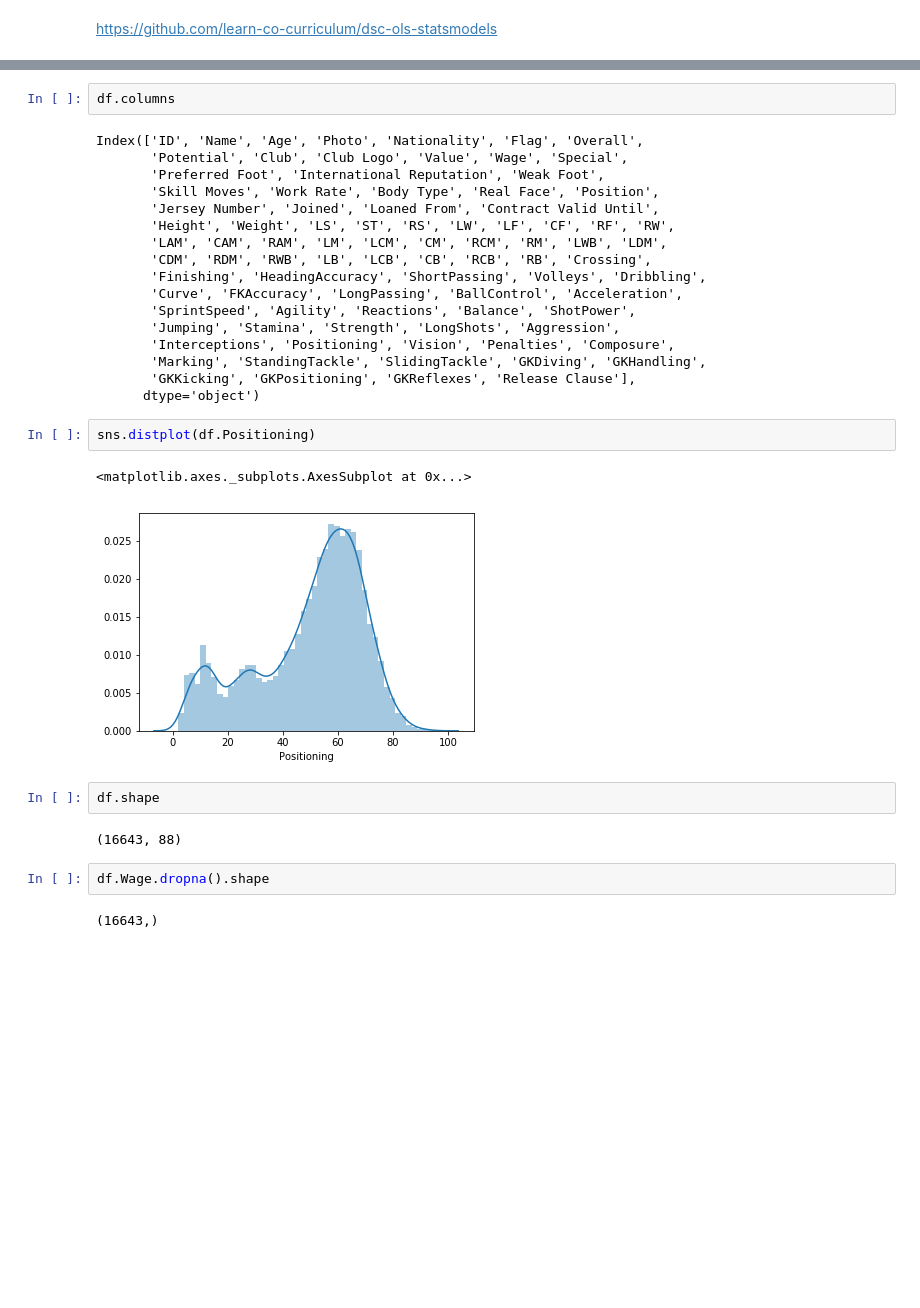
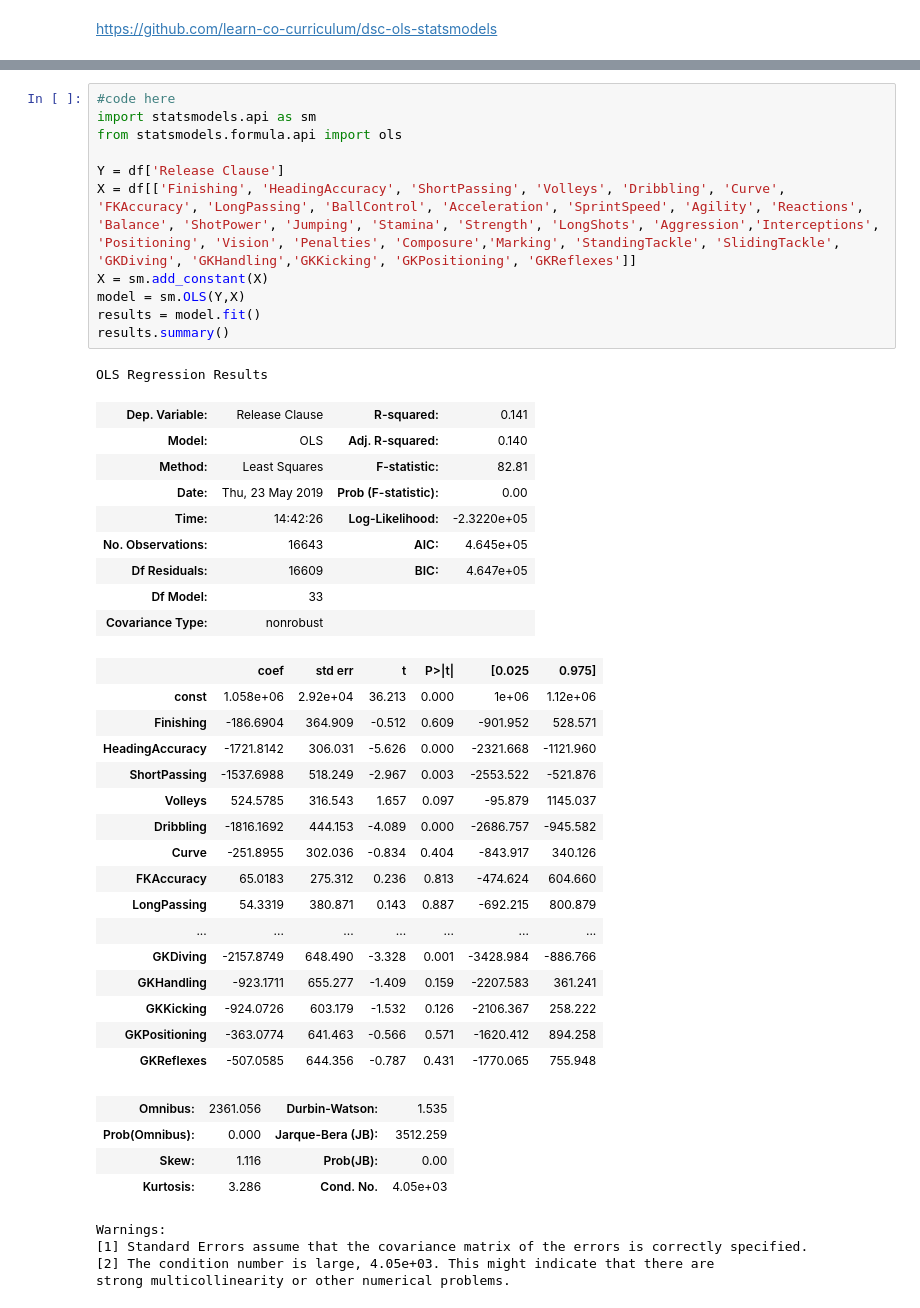
Before and after one commit to learn-co-students/module-1-code-challenge-round-1-seattle-ds-career-051319-dsc-module-1-assessment-1562691756, a Jupyter notebook: Sections 2 & 3.ipynb, the cells around one changed output, grey strips where cells are left out. Saved outputs shown, nothing was run; the diff lists cells and outputs as text; blank space fills up the shorter version.

```diff
--- a/Sections 2 & 3.ipynb
+++ b/Sections 2 & 3.ipynb
@@ -198,32 +211,46 @@ from statsmodels.formula.api import ols
-# %%
-df.columns
-# %% [output]
-Index(['ID', 'Name', 'Age', 'Photo', 'Nationality', 'Flag', 'Overall',
-       'Potential', 'Club', 'Club Logo', 'Value', 'Wage', 'Special',
-       'Preferred Foot', 'International Reputation', 'Weak Foot',
-       'Skill Moves', 'Work Rate', 'Body Type', 'Real Face', 'Position',
-       'Jersey Number', 'Joined', 'Loaned From', 'Contract Valid Until',
-       'Height', 'Weight', 'LS', 'ST', 'RS', 'LW', 'LF', 'CF', 'RF', 'RW',
-       'LAM', 'CAM', 'RAM', 'LM', 'LCM', 'CM', 'RCM', 'RM', 'LWB', 'LDM',
-       'CDM', 'RDM', 'RWB', 'LB', 'LCB', 'CB', 'RCB', 'RB', 'Crossing',
-       'Finishing', 'HeadingAccuracy', 'ShortPassing', 'Volleys', 'Dribbling',
-       'Curve', 'FKAccuracy', 'LongPassing', 'BallControl', 'Acceleration',
-       'SprintSpeed', 'Agility', 'Reactions', 'Balance', 'ShotPower',
-       'Jumping', 'Stamina', 'Strength', 'LongShots', 'Aggression',
-       'Interceptions', 'Positioning', 'Vision', 'Penalties', 'Composure',
-       'Marking', 'StandingTackle', 'SlidingTackle', 'GKDiving', 'GKHandling',
-       'GKKicking', 'GKPositioning', 'GKReflexes', 'Release Clause'],
-      dtype='object')
-# %%
-sns.distplot(df.Positioning)
-# %% [output]
-<matplotlib.axes._subplots.AxesSubplot at 0x...>
-[figure, removed]
-# %%
-df.shape
-# %% [output]
-(16643, 88)
-# %%
-df.Wage.dropna().shape
-# %% [output]
-(16643,)
+# %%
+#code here
+import statsmodels.api as sm
+from statsmodels.formula.api import ols
+
+Y = df['Release Clause']
+X = df[['Finishing', 'HeadingAccuracy', 'ShortPassing', 'Volleys', 'Dribbling', 'Curve', 'FKAccuracy', 'LongPassing', 'BallControl', 'Acceleration', 'SprintSpeed', 'Agility', 'Reactions', 'Balance', 'ShotPower', 'Jumping', 'Stamina', 'Strength', 'LongShots', 'Aggression','Interceptions', 'Positioning', 'Vision', 'Penalties', 'Composure','Marking', 'StandingTackle', 'SlidingTackle', 'GKDiving', 'GKHandling','GKKicking', 'GKPositioning', 'GKReflexes']]
+X = sm.add_constant(X)
+model = sm.OLS(Y,X)
+results = model.fit()
+results.summary()
+# %% [output]
+OLS Regression Results
+| Dep. Variable: | Release Clause | R-squared: | 0.141 |
+| Model: | OLS | Adj. R-squared: | 0.140 |
+| Method: | Least Squares | F-statistic: | 82.81 |
+| Date: | Thu, 23 May 2019 | Prob (F-statistic): | 0.00 |
+| Time: | 14:42:26 | Log-Likelihood: | -2.3220e+05 |
+| No. Observations: | 16643 | AIC: | 4.645e+05 |
+| Df Residuals: | 16609 | BIC: | 4.647e+05 |
+| Df Model: | 33 |  |  |
+| Covariance Type: | nonrobust |  |  |
+|  | coef | std err | t | P>|t| | [0.025 | 0.975] |
+| const | 1.058e+06 | 2.92e+04 | 36.213 | 0.000 | 1e+06 | 1.12e+06 |
+| Finishing | -186.6904 | 364.909 | -0.512 | 0.609 | -901.952 | 528.571 |
+| HeadingAccuracy | -1721.8142 | 306.031 | -5.626 | 0.000 | -2321.668 | -1121.960 |
+| ShortPassing | -1537.6988 | 518.249 | -2.967 | 0.003 | -2553.522 | -521.876 |
+| Volleys | 524.5785 | 316.543 | 1.657 | 0.097 | -95.879 | 1145.037 |
+| Dribbling | -1816.1692 | 444.153 | -4.089 | 0.000 | -2686.757 | -945.582 |
+| Curve | -251.8955 | 302.036 | -0.834 | 0.404 | -843.917 | 340.126 |
+| FKAccuracy | 65.0183 | 275.312 | 0.236 | 0.813 | -474.624 | 604.660 |
+| LongPassing | 54.3319 | 380.871 | 0.143 | 0.887 | -692.215 | 800.879 |
+| ... | ... | ... | ... | ... | ... | ... |
+| GKDiving | -2157.8749 | 648.490 | -3.328 | 0.001 | -3428.984 | -886.766 |
+| GKHandling | -923.1711 | 655.277 | -1.409 | 0.159 | -2207.583 | 361.241 |
+| GKKicking | -924.0726 | 603.179 | -1.532 | 0.126 | -2106.367 | 258.222 |
+| GKPositioning | -363.0774 | 641.463 | -0.566 | 0.571 | -1620.412 | 894.258 |
+| GKReflexes | -507.0585 | 644.356 | -0.787 | 0.431 | -1770.065 | 755.948 |
+| Omnibus: | 2361.056 | Durbin-Watson: | 1.535 |
+| Prob(Omnibus): | 0.000 | Jarque-Bera (JB): | 3512.259 |
+| Skew: | 1.116 | Prob(JB): | 0.00 |
+| Kurtosis: | 3.286 | Cond. No. | 4.05e+03 |
+Warnings:
+[1] Standard Errors assume that the covariance matrix of the errors is correctly specified.
+[2] The condition number is large, 4.05e+03. This might indicate that there are
+strong multicollinearity or other numerical problems.
```
Also changed, not shown: parts of 18 cells of this notebook.
